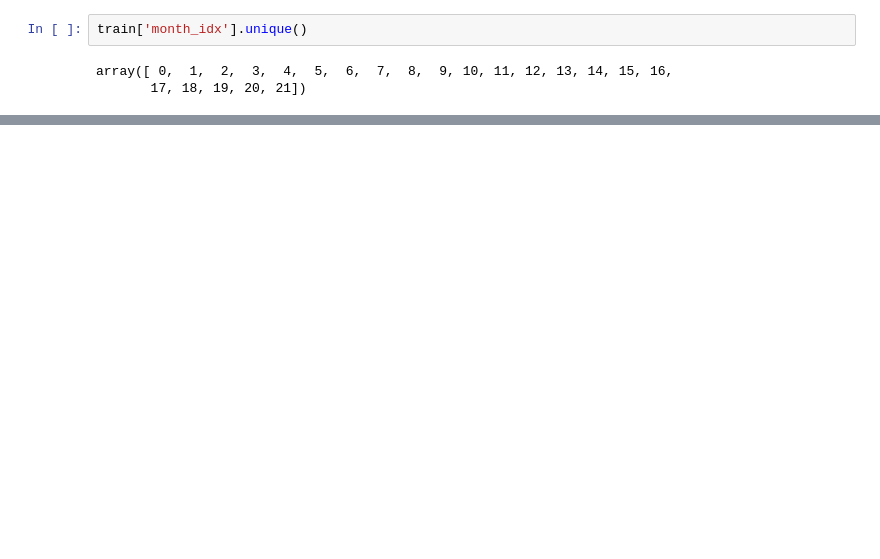
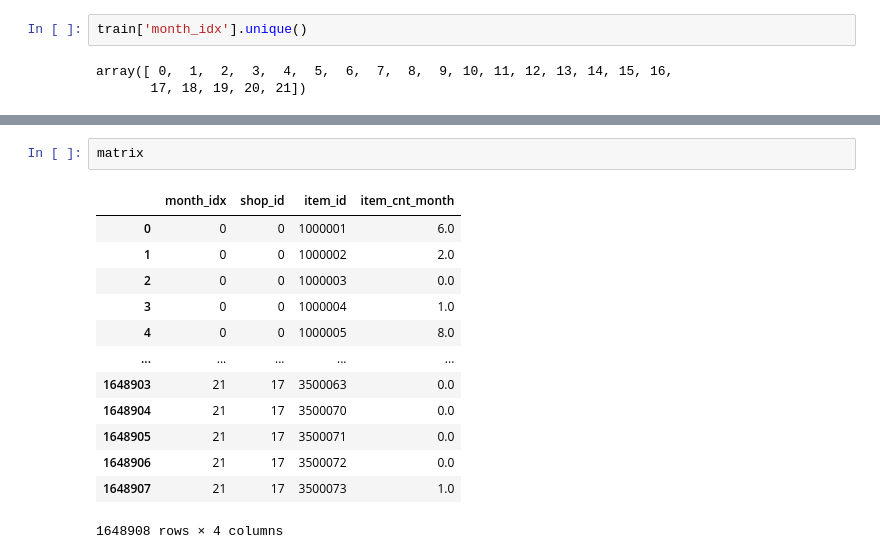
Before and after one commit to ducksfrogs/AIQuest, a Jupyter notebook: jup/pbl01_second.ipynb, the cells around one changed output, grey strips where cells are left out. Drawn from its saved outputs; the diff is of its cells as text; blank space fills up the shorter version.

```diff
--- a/jup/pbl01_second.ipynb
+++ b/jup/pbl01_second.ipynb
@@ -198,3 +237,19 @@ test.head()
+# %%
+matrix
+# %% [output]
+|  | month_idx | shop_id | item_id | item_cnt_month |
+| 0 | 0 | 0 | 1000001 | 6.0 |
+| 1 | 0 | 0 | 1000002 | 2.0 |
+| 2 | 0 | 0 | 1000003 | 0.0 |
+| 3 | 0 | 0 | 1000004 | 1.0 |
+| 4 | 0 | 0 | 1000005 | 8.0 |
+| ... | ... | ... | ... | ... |
+| 1648903 | 21 | 17 | 3500063 | 0.0 |
+| 1648904 | 21 | 17 | 3500070 | 0.0 |
+| 1648905 | 21 | 17 | 3500071 | 0.0 |
+| 1648906 | 21 | 17 | 3500072 | 0.0 |
+| 1648907 | 21 | 17 | 3500073 | 1.0 |
+1648908 rows × 4 columns
 # %%
 test.info()
 # %% [output]
```
Also changed, not shown: parts of 24 cells of this notebook, 1 other file.
